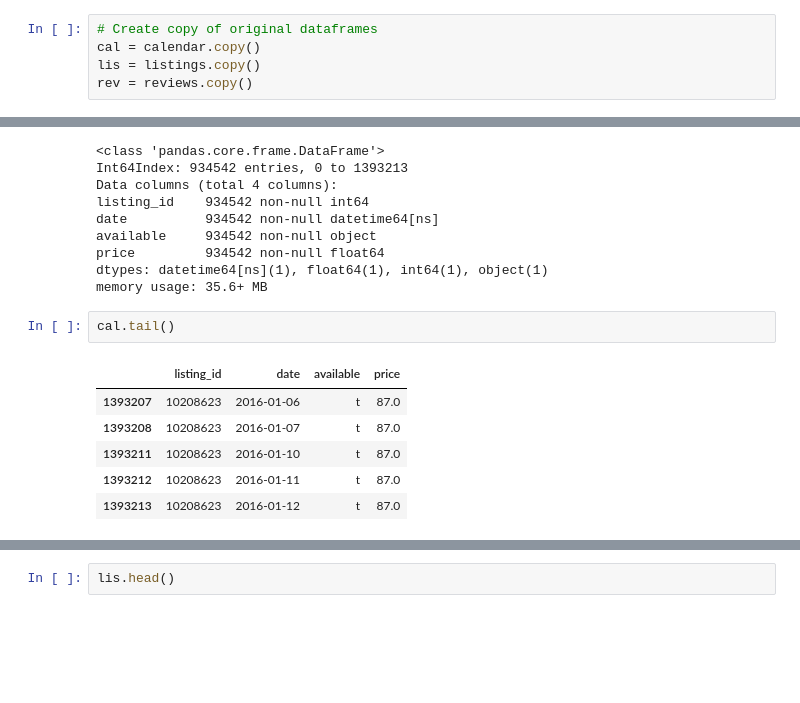
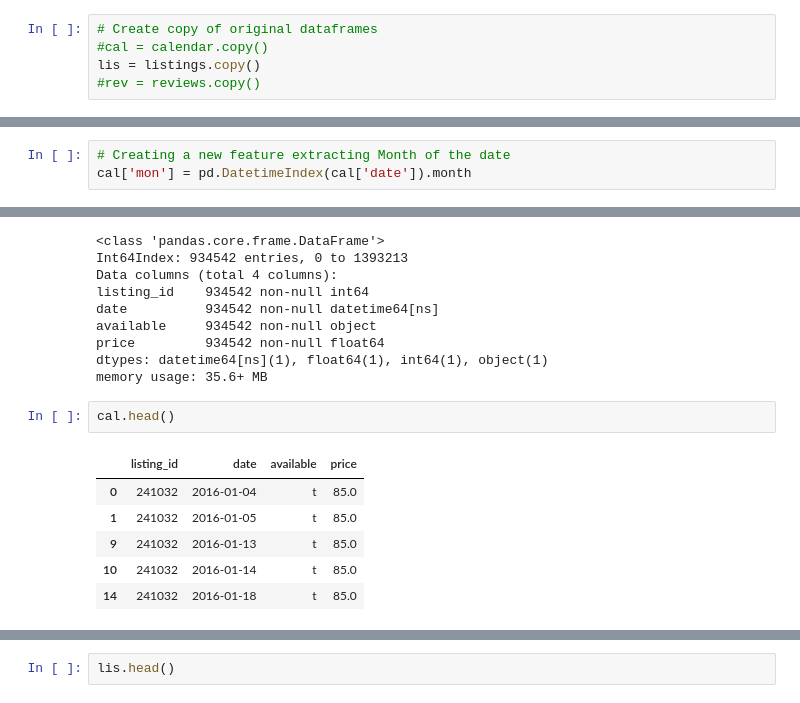
Before and after one commit to ArushiC/Seattle-Airbnb, a Jupyter notebook: Seattle AirBnB Open Data.ipynb, the cells around one changed output, grey strips where cells are left out. Saved outputs shown, nothing was run; the diff lists cells and outputs as text; blank space fills up the shorter version.

```diff
--- a/Seattle AirBnB Open Data.ipynb
+++ b/Seattle AirBnB Open Data.ipynb
@@ -119,6 +141,6 @@ memory usage: 3.9+ MB
  > Check for data anomalies including but not limiting to nulls, appropriate column data type etc.
 # %%
 # Create copy of original dataframes
-cal = calendar.copy()
+#cal = calendar.copy()
 lis = listings.copy()
-rev = reviews.copy()
+#rev = reviews.copy()
@@ -142,2 +169,5 @@ cal['price'] = cal['price'].str[1:]
 # Replace ',' from the price and then convert it to float
 cal['price'] = cal['price'].apply(lambda x: float(x.split()[0].replace(',', '')))
+# %%
+# Creating a new feature extracting Month of the date
+cal['mon'] = pd.DatetimeIndex(cal['date']).month
@@ -219,14 +305,14 @@ price         934542 non-null float64
 dtypes: datetime64[ns](1), float64(1), int64(1), object(1)
 memory usage: 35.6+ MB
 # %%
-cal.tail()
+cal.head()
 # %% [output]
 |  | listing_id | date | available | price |
-| 1393207 | 10208623 | 2016-01-06 | t | 87.0 |
-| 1393208 | 10208623 | 2016-01-07 | t | 87.0 |
-| 1393211 | 10208623 | 2016-01-10 | t | 87.0 |
-| 1393212 | 10208623 | 2016-01-11 | t | 87.0 |
-| 1393213 | 10208623 | 2016-01-12 | t | 87.0 |
+| 0 | 241032 | 2016-01-04 | t | 85.0 |
+| 1 | 241032 | 2016-01-05 | t | 85.0 |
+| 9 | 241032 | 2016-01-13 | t | 85.0 |
+| 10 | 241032 | 2016-01-14 | t | 85.0 |
+| 14 | 241032 | 2016-01-18 | t | 85.0 |
 # %%
 lis.info()
 # %% [output]
```
Also changed, not shown: parts of 40 cells of this notebook.
